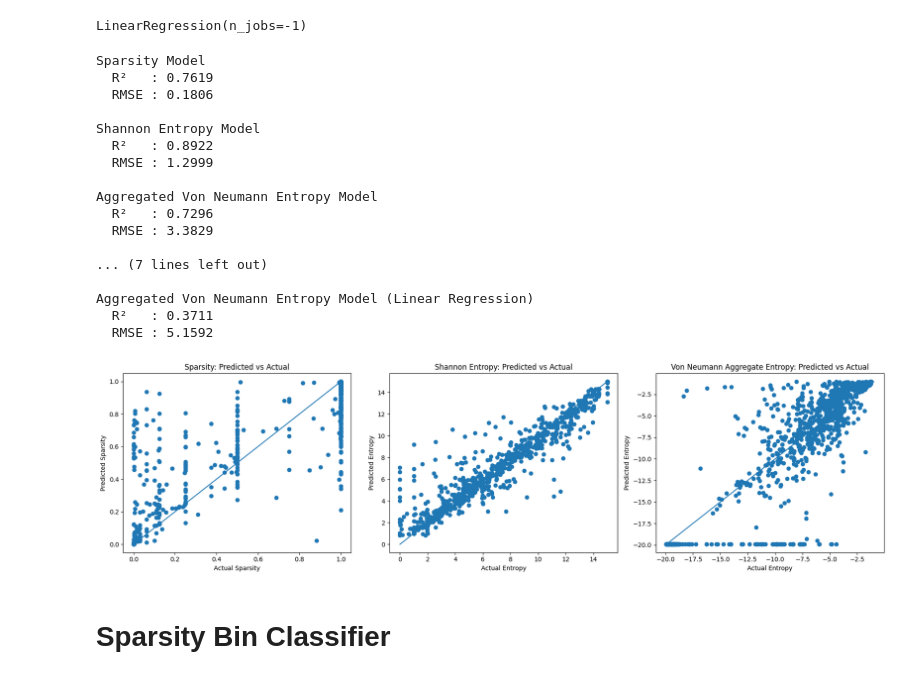
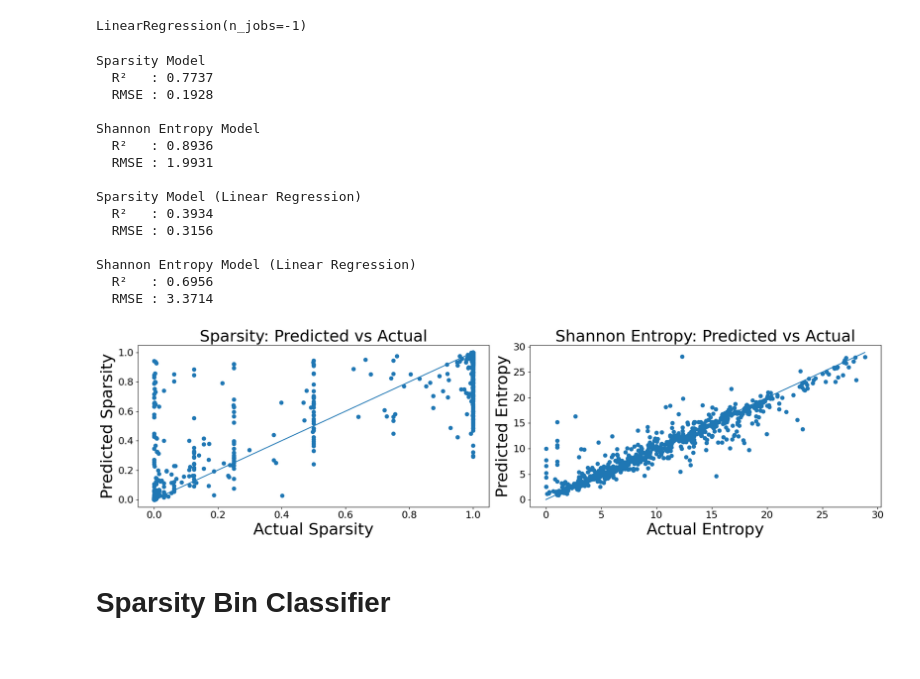
Before and after one commit to InfiniData-Lab/InferQ, a Jupyter notebook: analysis/estimator.ipynb, the cells around one changed output. Saved outputs shown, nothing was run; the diff lists cells and outputs as text; code cells hidden in the pictures.

```diff
--- a/analysis/estimator.ipynb
+++ b/analysis/estimator.ipynb
@@ -27 +8,5 @@ Number of numeric feature columns: 22 Rows: 119693
+# %%
+df= pd.read_parquet('training_data/estimator_training_data.parquet')
+FEATURES = df.select_dtypes(include=[np.number]).columns.tolist()
+PRIMARY_KEY = "RowKey"
 # %%
@@ -98,18 +25,17 @@ from sklearn.model_selection import train_test_split
 
 TARGET_SPARSITY = "statevector_saved_sparsity"
 TARGET_SHANNON_ENTROPY = "statevector_saved_shannon_entropy"
-TARGET_AGG_VN_ENTROPY = "vn_entropy_std_log"
+# TARGET_AGG_VN_ENTROPY = "vn_entropy_std_log"
 FEATURES_CLEAN = [
     f for f in FEATURES
-    if f not in [TARGET_SHANNON_ENTROPY, TARGET_SPARSITY, TARGET_AGG_VN_ENTROPY, PRIMARY_KEY]
+    if f not in [TARGET_SHANNON_ENTROPY, TARGET_SPARSITY, PRIMARY_KEY]
 ]
 X = df[FEATURES_CLEAN]
 y_sparsity = df[TARGET_SPARSITY]
 y_shannon_entropy = df[TARGET_SHANNON_ENTROPY]
-y_agg_vn_entropy = df[TARGET_AGG_VN_ENTROPY]
 
-X_train, X_test, y_s_train, y_s_test, y_e_train, y_e_test, y_agg_vn_train, y_agg_vn_test = train_test_split(
-    X, y_sparsity, y_shannon_entropy, y_agg_vn_entropy,
+X_train, X_test, y_s_train, y_s_test, y_e_train, y_e_test = train_test_split(
+    X, y_sparsity, y_shannon_entropy,
     test_size=0.2,
     random_state=42
 )
@@ -181,79 +97,67 @@ def evaluate(model, X_test, y_test, name):
 
 evaluate(sparsity_model, X_test, y_s_test, "Sparsity Model")
 evaluate(shannon_entropy_model, X_test, y_e_test, "Shannon Entropy Model")
-evaluate(agg_vn_entropy_model, X_test, y_agg_vn_test, "Aggregated Von Neumann Entropy Model")
 
 evaluate(sparsity_lr, X_test, y_s_test, "Sparsity Model (Linear Regression)")
 evaluate(shannon_entropy_lr, X_test, y_e_test, "Shannon Entropy Model (Linear Regression)")
-evaluate(agg_vn_entropy_lr, X_test, y_agg_vn_test, "Aggregated Von Neumann Entropy Model (Linear Regression)")
 # %% [output]
 Sparsity Model
-  R²   : 0.7619
-  RMSE : 0.1806
+  R²   : 0.7737
+  RMSE : 0.1928
 
 Shannon Entropy Model
-  R²   : 0.8922
-  RMSE : 1.2999
+  R²   : 0.8936
+  RMSE : 1.9931
 
-Aggregated Von Neumann Entropy Model
-  R²   : 0.7296
-  RMSE : 3.3829
+Sparsity Model (Linear Regression)
+  R²   : 0.3934
+  RMSE : 0.3156
 
-... (7 lines left out)
-
-Aggregated Von Neumann Entropy Model (Linear Regression)
-  R²   : 0.3711
-  RMSE : 5.1592
+Shannon Entropy Model (Linear Regression)
+  R²   : 0.6956
+  RMSE : 3.3714
 # %%
 plotn = 1000
 new_X = X_test.iloc[:plotn]
 
 sparsity_pred = sparsity_model.predict(new_X)
 shannon_entropy_pred = shannon_entropy_model.predict(new_X)
-actual_agg_vn_entropy_pred = agg_vn_entropy_model.predict(new_X)
 
 actual_sparsity = y_s_test.iloc[:plotn]
 shannon_actual_entropy = y_e_test.iloc[:plotn]
-agg_vn_actual_entropy = y_agg_vn_test.iloc[:plotn]
 
 import matplotlib.pyplot as plt
 
-fig, axes = plt.subplots(1, 3, figsize=(18, 5))
+fig, axes = plt.subplots(1, 2, figsize=(18, 5))
 
 # --- Sparsity ---
 axes[0].scatter(actual_sparsity, sparsity_pred)
 axes[0].plot(
     [actual_sparsity.min(), actual_sparsity.max()],
     [actual_sparsity.min(), actual_sparsity.max()]
 )
-axes[0].set_xlabel("Actual Sparsity")
-axes[0].set_ylabel("Predicted Sparsity")
-axes[0].set_title("Sparsity: Predicted vs Actual")
+axes[0].set_xlabel("Actual Sparsity", fontsize=26)
+axes[0].set_ylabel("Predicted Sparsity", fontsize=26)
+axes[0].set_title("Sparsity: Predicted vs Actual", fontsize=26)
 
 # --- Shannon Entropy ---
 axes[1].scatter(shannon_actual_entropy, shannon_entropy_pred)
 axes[1].plot(
     [shannon_actual_entropy.min(), shannon_actual_entropy.max()],
     [shannon_actual_entropy.min(), shannon_actual_entropy.max()]
 )
-axes[1].set_xlabel("Actual Entropy")
-axes[1].set_ylabel("Predicted Entropy")
-axes[1].set_title("Shannon Entropy: Predicted vs Actual")
+axes[1].set_xlabel("Actual Entropy", fontsize=26)
+axes[1].set_ylabel("Predicted Entropy", fontsize=26)
+axes[1].set_title("Shannon Entropy: Predicted vs Actual", fontsize=26)
 
-# --- Von Neumann Aggregate Entropy ---
-axes[2].scatter(actual_agg_vn_entropy_pred, agg_vn_actual_entropy)
-axes[2].plot(
-    [agg_vn_actual_entropy.min(), agg_vn_actual_entropy.max()],
-    [agg_vn_actual_entropy.min(), agg_vn_actual_entropy.max()]
-)
-axes[2].set_xlabel("Actual Entropy")
-axes[2].set_ylabel("Predicted Entropy")
-axes[2].set_title("Von Neumann Aggregate Entropy: Predicted vs Actual")
+# Tick labels
+for ax in axes:
+    ax.tick_params(axis='both', labelsize=16)
 
 plt.tight_layout()
 plt.show()
 # %% [output]
-[figure, old version]
+[figure, new version]
 # %% [markdown]
 # Sparsity Bin Classifier
 # %%
```
Also changed, not shown: parts of 12 cells of this notebook, 5 other files.
